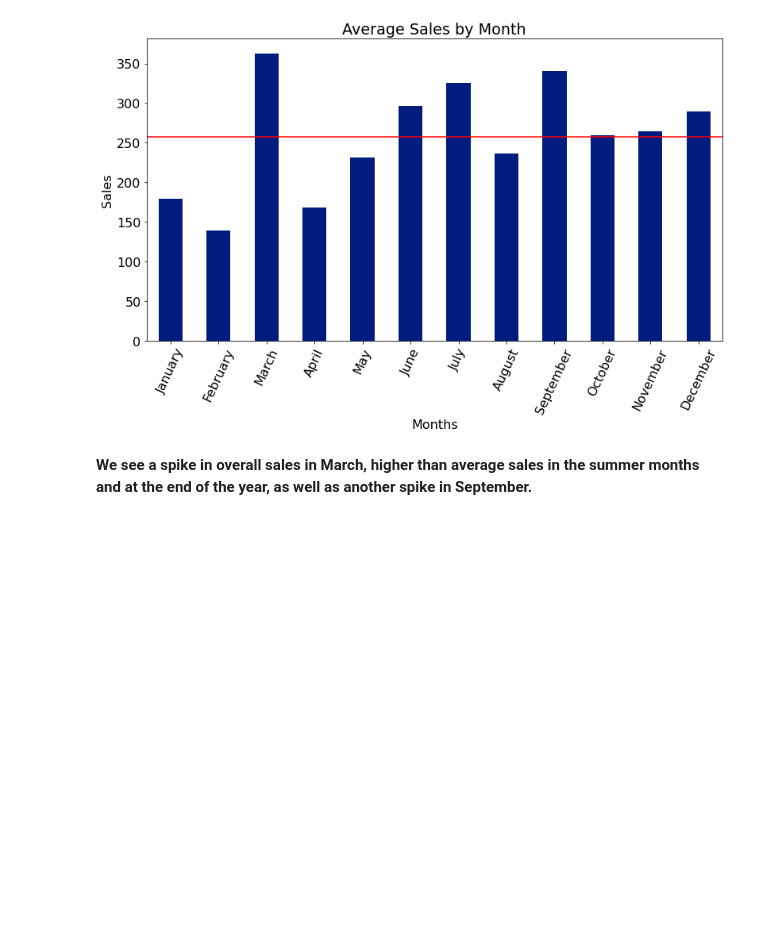
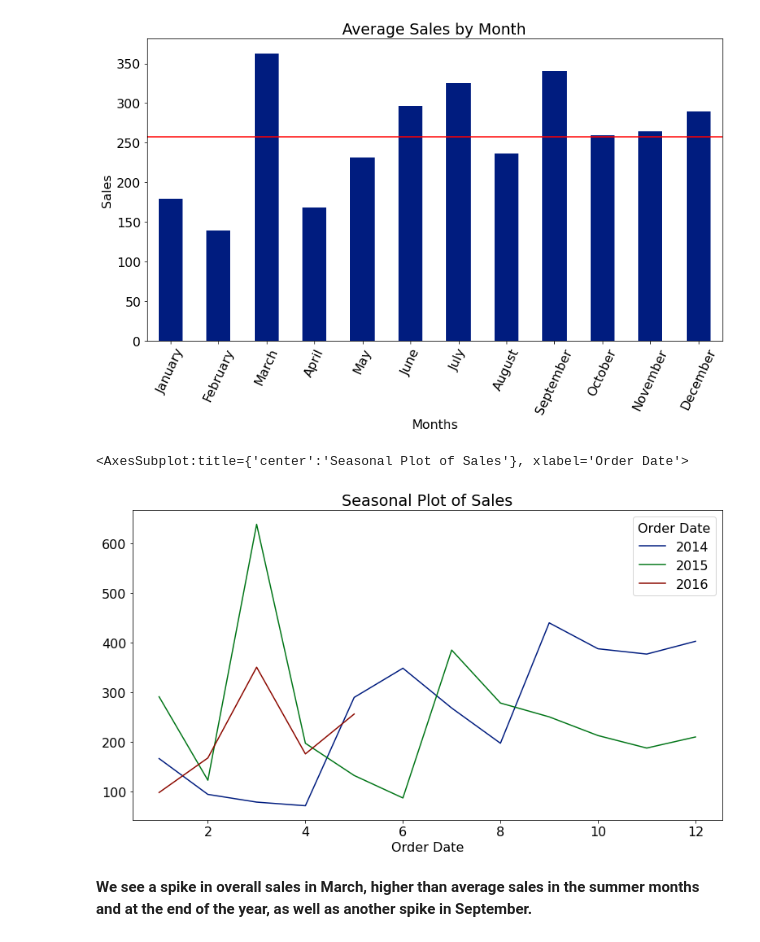
Before and after one commit to Kristofer-Rivera-and-Oliver-Ton/time_series_project, a Jupyter notebook: superstore_final.ipynb, the cells around one changed output. Drawn from its saved outputs; the diff is of its cells as text; code cells hidden in the pictures; blank space fills up the shorter version.

```diff
--- a/superstore_final.ipynb
+++ b/superstore_final.ipynb
@@ -92,6 +94,13 @@ plt.axhline(overall_mean,color="r")
 None
 # %% [output]
 [figure]
+# %%
+y = train.sales
+# .unstack turns an index level into columns
+y.groupby([y.index.year, y.index.month]).mean().unstack(0).plot(title='Seasonal Plot of Sales')
+# %% [output]
+<AxesSubplot:title={'center':'Seasonal Plot of Sales'}, xlabel='Order Date'>
+[figure, added]
 # %% [markdown]
 **We see a spike in overall sales in March, higher than average sales in the summer months and at the end of the year, as well as another spike in September.**
 # %% [markdown]
```
Also changed, not shown: parts of 6 cells of this notebook.
